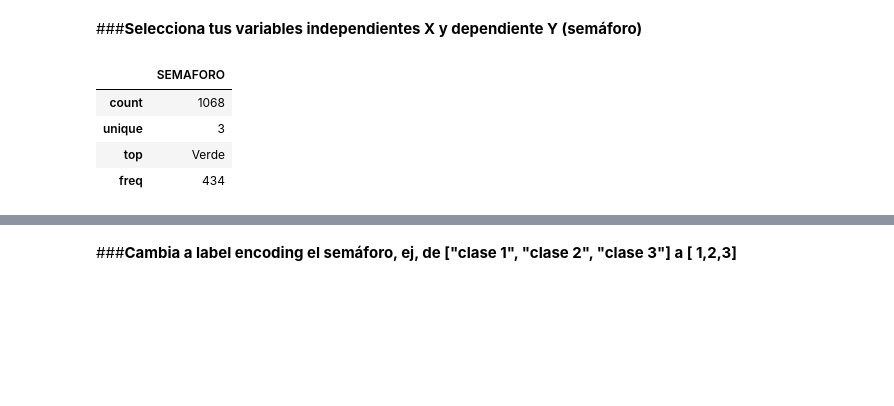
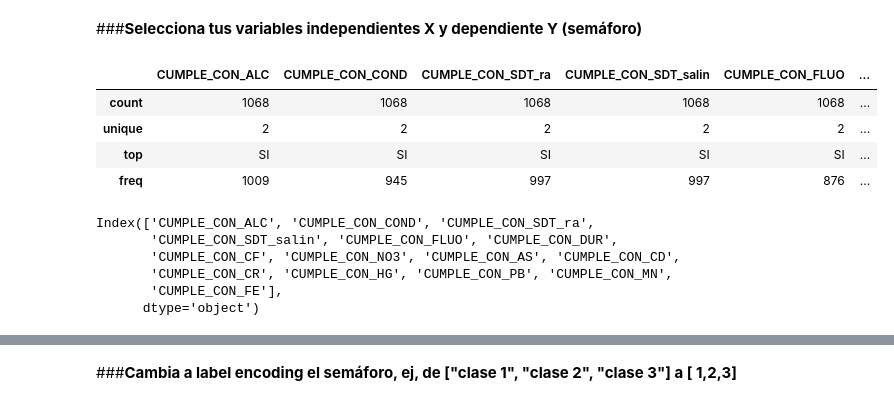
Before and after one commit to PosgradoMNA/actividades-del-projecto-equipo_36, a Jupyter notebook: Reto_Aguas_subterraneas_Entrega2.ipynb, the cells around one changed output, grey strips where cells are left out. Drawn from its saved outputs; the diff is of its cells as text; code cells hidden in the pictures; blank space fills up the shorter version.

```diff
--- a/Reto_Aguas_subterraneas_Entrega2.ipynb
+++ b/Reto_Aguas_subterraneas_Entrega2.ipynb
@@ -67,6 +79,15 @@ binarias = ['CUMPLE_CON_ALC', 'CUMPLE_CON_COND', 'CUMPLE_CON_SDT_ra',
             'CUMPLE_CON_FE']
 # %% [markdown]
 ###**Selecciona tus variables independientes X y dependiente Y (semáforo)**
+# %%
+# cambiamos los ND por SI
+
+df.CUMPLE_CON_ALC = df.CUMPLE_CON_ALC.replace("ND","SI")
+df.CUMPLE_CON_COND = df.CUMPLE_CON_COND.replace("ND","SI")
+df.CUMPLE_CON_SDT_ra = df.CUMPLE_CON_SDT_ra.replace("ND","SI")
+df.CUMPLE_CON_SDT_salin = df.CUMPLE_CON_SDT_salin.replace("ND","SI")
+df.CUMPLE_CON_DUR = df.CUMPLE_CON_DUR.replace("ND","SI")
+df.CUMPLE_CON_NO3 = df.CUMPLE_CON_NO3.replace("ND","SI")
 # %%
 X = df[binarias]
 Y = df['SEMAFORO']
@@ -81,8 +93,0 @@ le = preproc.LabelEncoder()
-# %%
-df[calidad].describe()
-# %% [output]
-|  | SEMAFORO |
-| count | 1068 |
-| unique | 3 |
-| top | Verde |
-| freq | 434 |
@@ -96,0 +94,18 @@ col_transform = ColumnTransformer(transformers= [('onehot_encoder', onehot_enc,
+# %%
+
+X.describe()
+# %% [output]
+|  | CUMPLE_CON_ALC | CUMPLE_CON_COND | CUMPLE_CON_SDT_ra | CUMPLE_CON_SDT_salin | CUMPLE_CON_FLUO | ... |
+| count | 1068 | 1068 | 1068 | 1068 | 1068 | ... |
+| unique | 2 | 2 | 2 | 2 | 2 | ... |
+| top | SI | SI | SI | SI | SI | ... |
+| freq | 1009 | 945 | 997 | 997 | 876 | ... |
+# %%
+X.columns
+# %% [output]
+Index(['CUMPLE_CON_ALC', 'CUMPLE_CON_COND', 'CUMPLE_CON_SDT_ra',
+       'CUMPLE_CON_SDT_salin', 'CUMPLE_CON_FLUO', 'CUMPLE_CON_DUR',
+       'CUMPLE_CON_CF', 'CUMPLE_CON_NO3', 'CUMPLE_CON_AS', 'CUMPLE_CON_CD',
+       'CUMPLE_CON_CR', 'CUMPLE_CON_HG', 'CUMPLE_CON_PB', 'CUMPLE_CON_MN',
+       'CUMPLE_CON_FE'],
+      dtype='object')
```
Also changed, not shown: parts of 20 cells of this notebook.
